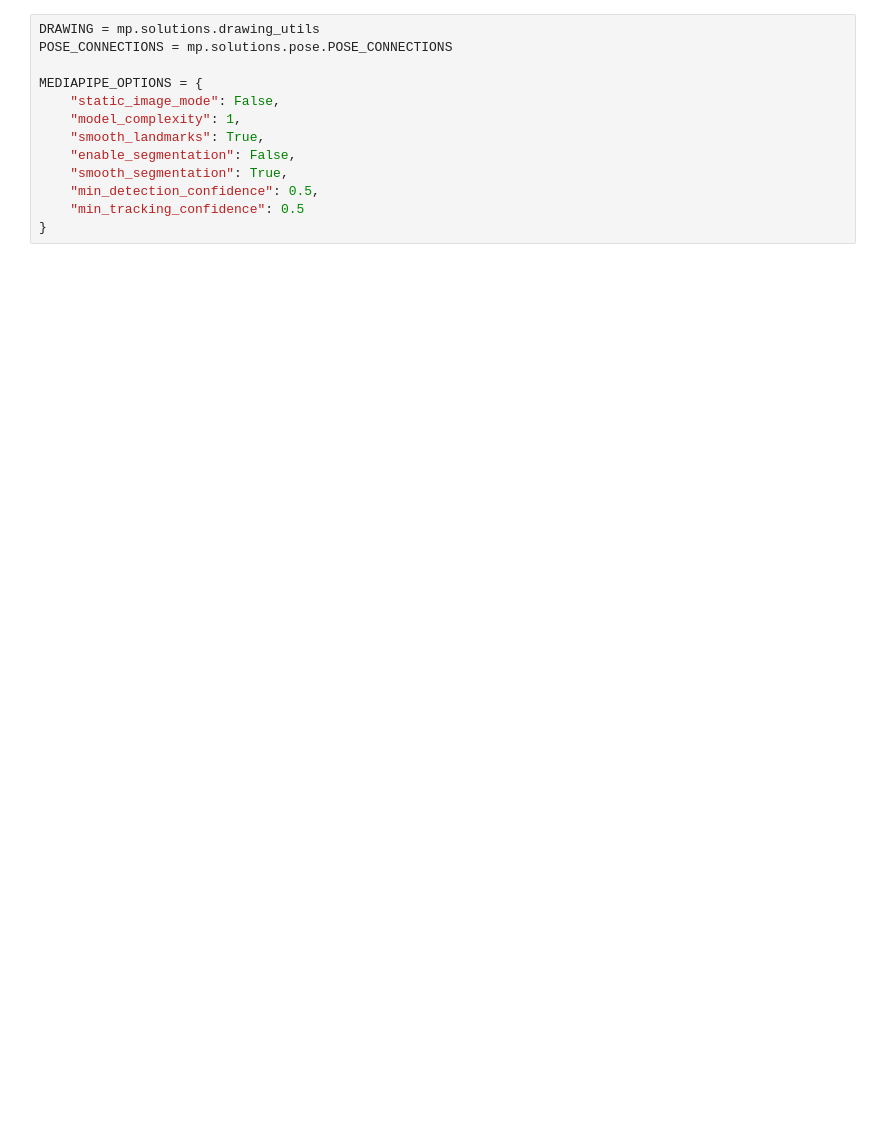
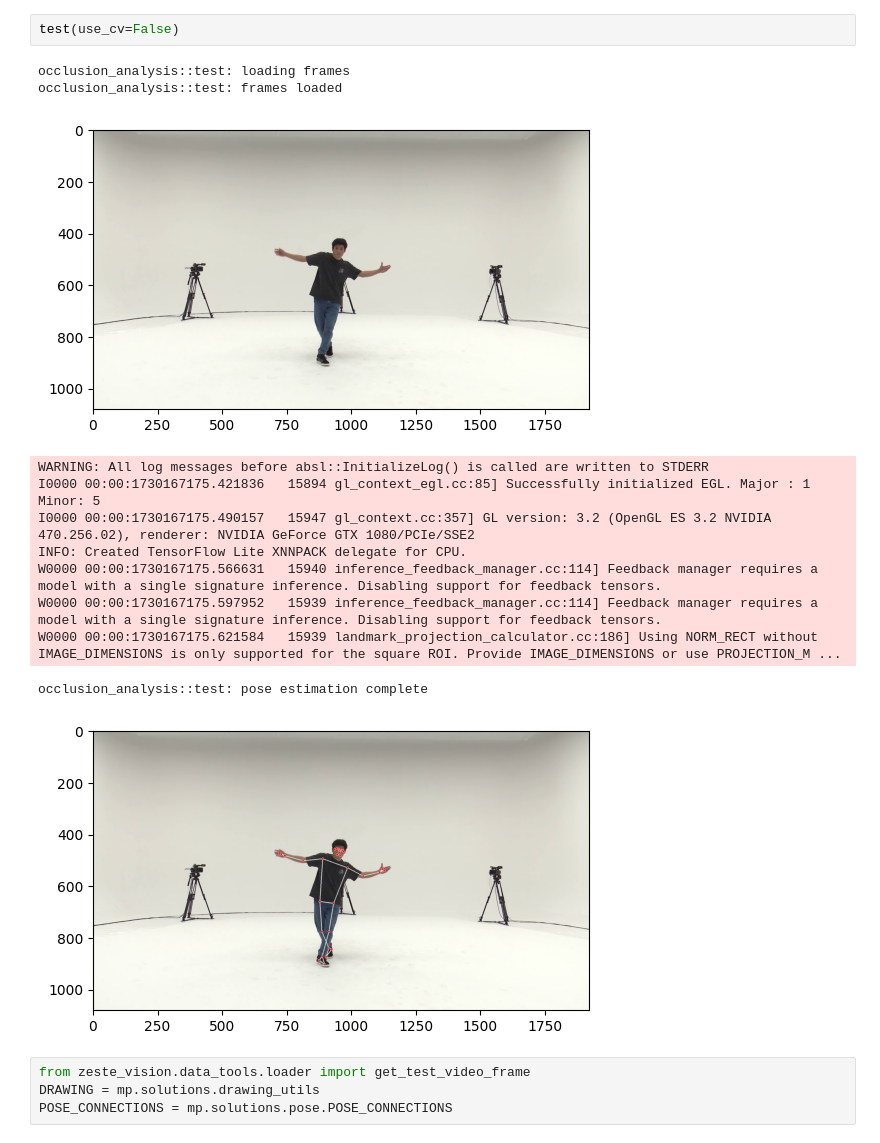
Before and after one commit to mlamsey/zeste_vision, a Jupyter notebook: nb/testbed.ipynb, the cells around one changed output. Cells and saved outputs as stored; diff of their text form; blank space fills up the shorter version.

Commit message:
checkin occlusion generator

```diff
--- a/nb/testbed.ipynb
+++ b/nb/testbed.ipynb
@@ -10,14 +11,20 @@ from zeste_vision.data_tools.loader import get_test_video_frames
-# %%
-DRAWING = mp.solutions.drawing_utils
-POSE_CONNECTIONS = mp.solutions.pose.POSE_CONNECTIONS
-
-MEDIAPIPE_OPTIONS = {
-    "static_image_mode": False,
-    "model_complexity": 1,
-    "smooth_landmarks": True,
-    "enable_segmentation": False,
-    "smooth_segmentation": True,
-    "min_detection_confidence": 0.5,
-    "min_tracking_confidence": 0.5
-}
+# %%
+test(use_cv=False)
+# %% [output]
+occlusion_analysis::test: loading frames
+occlusion_analysis::test: frames loaded
+[figure, added]
+WARNING: All log messages before absl::InitializeLog() is called are written to STDERR
+I0000 00:00:1730167175.421836   15894 gl_context_egl.cc:85] Successfully initialized EGL. Major : 1 Minor: 5
+I0000 00:00:1730167175.490157   15947 gl_context.cc:357] GL version: 3.2 (OpenGL ES 3.2 NVIDIA 470.256.02), renderer: NVIDIA GeForce GTX 1080/PCIe/SSE2
+INFO: Created TensorFlow Lite XNNPACK delegate for CPU.
+W0000 00:00:1730167175.566631   15940 inference_feedback_manager.cc:114] Feedback manager requires a model with a single signature inference. Disabling support for feedback tensors.
+W0000 00:00:1730167175.597952   15939 inference_feedback_manager.cc:114] Feedback manager requires a model with a single signature inference. Disabling support for feedback tensors.
+W0000 00:00:1730167175.621584   15939 landmark_projection_calculator.cc:186] Using NORM_RECT without IMAGE_DIMENSIONS is only supported for the square ROI. Provide IMAGE_DIMENSIONS or use PROJECTION_M ...
+occlusion_analysis::test: pose estimation complete
+[figure, added]
+# %%
+from zeste_vision.data_tools.loader import get_test_video_frame
+DRAWING = mp.solutions.drawing_utils
+POSE_CONNECTIONS = mp.solutions.pose.POSE_CONNECTIONS
 # %%
```
Also changed, not shown: parts of 5 cells of this notebook, 3 other files.
